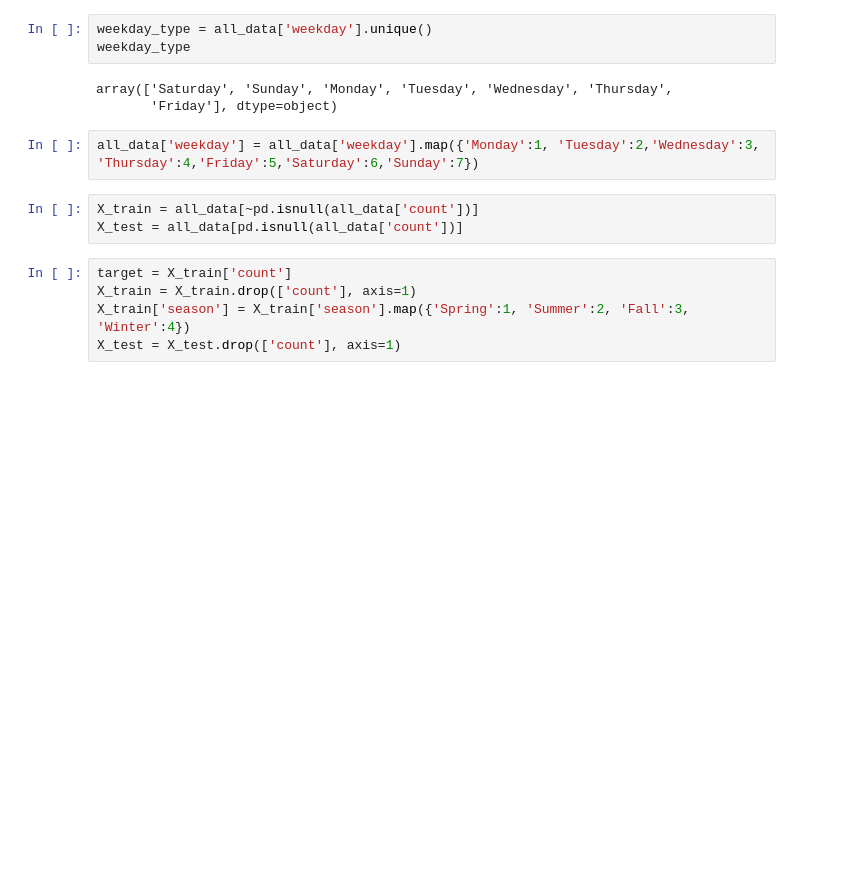
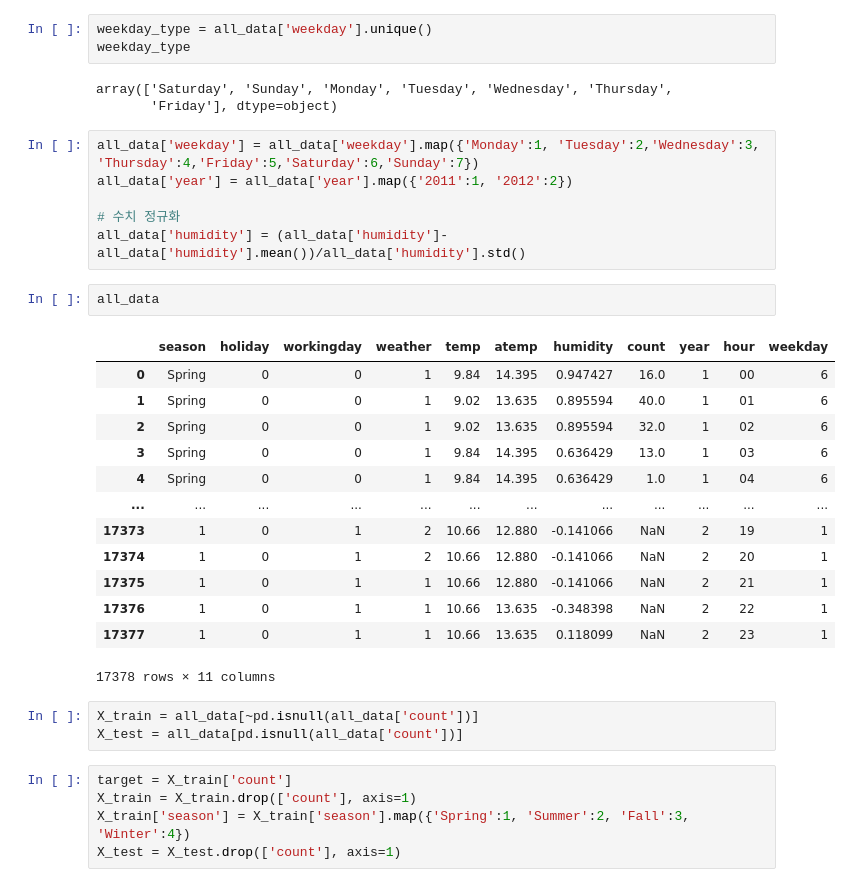
Before and after one commit to HHsungmoon/AI_project, a Jupyter notebook: Kaggle/Bike Sharing Demand/Bike_Sharing_Demend.ipynb, the cells around one changed output. Drawn from its saved outputs; the diff is of its cells as text; blank space fills up the shorter version.

```diff
--- a/Kaggle/Bike Sharing Demand/Bike_Sharing_Demend.ipynb
+++ b/Kaggle/Bike Sharing Demand/Bike_Sharing_Demend.ipynb
@@ -136,6 +169,26 @@ array(['Saturday', 'Sunday', 'Monday', 'Tuesday', 'Wednesday', 'Thursday',
        'Friday'], dtype=object)
 # %%
 all_data['weekday'] = all_data['weekday'].map({'Monday':1, 'Tuesday':2,'Wednesday':3, 'Thursday':4,'Friday':5,'Saturday':6,'Sunday':7})
+all_data['year'] = all_data['year'].map({'2011':1, '2012':2})
+
+# 수치 정규화
+all_data['humidity'] = (all_data['humidity']- all_data['humidity'].mean())/all_data['humidity'].std()
+# %%
+all_data
+# %% [output]
+|  | season | holiday | workingday | weather | temp | atemp | humidity | count | year | hour | weekday |
+| 0 | Spring | 0 | 0 | 1 | 9.84 | 14.395 | 0.947427 | 16.0 | 1 | 00 | 6 |
+| 1 | Spring | 0 | 0 | 1 | 9.02 | 13.635 | 0.895594 | 40.0 | 1 | 01 | 6 |
+| 2 | Spring | 0 | 0 | 1 | 9.02 | 13.635 | 0.895594 | 32.0 | 1 | 02 | 6 |
+| 3 | Spring | 0 | 0 | 1 | 9.84 | 14.395 | 0.636429 | 13.0 | 1 | 03 | 6 |
+| 4 | Spring | 0 | 0 | 1 | 9.84 | 14.395 | 0.636429 | 1.0 | 1 | 04 | 6 |
+| ... | ... | ... | ... | ... | ... | ... | ... | ... | ... | ... | ... |
+| 17373 | 1 | 0 | 1 | 2 | 10.66 | 12.880 | -0.141066 | NaN | 2 | 19 | 1 |
+| 17374 | 1 | 0 | 1 | 2 | 10.66 | 12.880 | -0.141066 | NaN | 2 | 20 | 1 |
+| 17375 | 1 | 0 | 1 | 1 | 10.66 | 12.880 | -0.141066 | NaN | 2 | 21 | 1 |
+| 17376 | 1 | 0 | 1 | 1 | 10.66 | 13.635 | -0.348398 | NaN | 2 | 22 | 1 |
+| 17377 | 1 | 0 | 1 | 1 | 10.66 | 13.635 | 0.118099 | NaN | 2 | 23 | 1 |
+17378 rows × 11 columns
 # %%
 X_train = all_data[~pd.isnull(all_data['count'])]
 X_test = all_data[pd.isnull(all_data['count'])]
```
Also changed, not shown: parts of 7 cells of this notebook.
